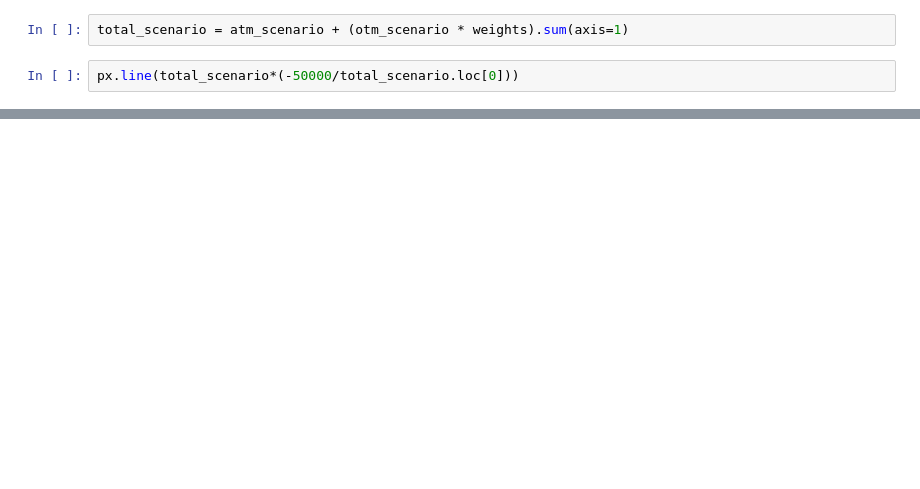
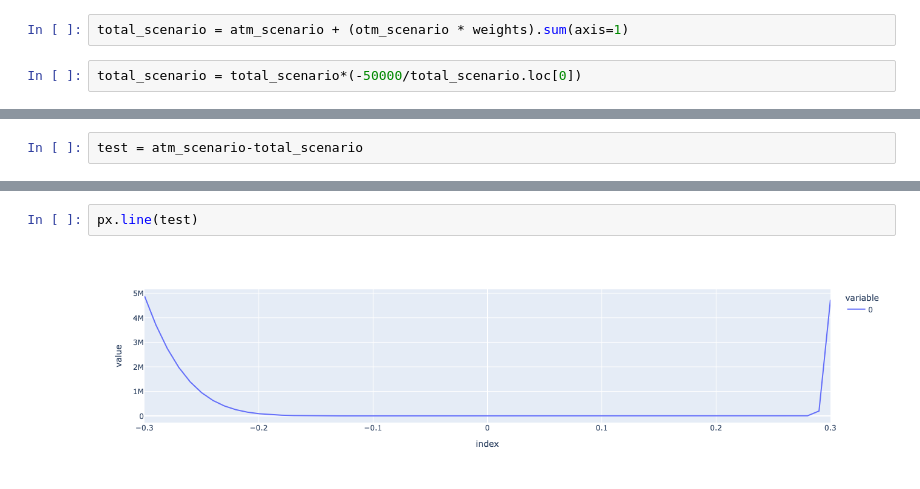
Before and after one commit to kevinlaventure/Quantitative_Methods_and_Analysis, a Jupyter notebook: option_portfolio_1.ipynb, the cells around one changed output, grey strips where cells are left out. Drawn from its saved outputs; the diff is of its cells as text; blank space fills up the shorter version.

```diff
--- a/option_portfolio_1.ipynb
+++ b/option_portfolio_1.ipynb
@@ -98,4 +98,4 @@ dtype: float64
 # %%
 total_scenario = atm_scenario + (otm_scenario * weights).sum(axis=1)
 # %%
-px.line(total_scenario*(-50000/total_scenario.loc[0]))
+total_scenario = total_scenario*(-50000/total_scenario.loc[0])
@@ -103,0 +102,2 @@ px.line(total_scenario*(-50000/total_scenario.loc[0]))
+# %%
+test = atm_scenario-total_scenario
@@ -103,0 +124,4 @@ px.line(total_scenario*(-50000/total_scenario.loc[0]))
+# %%
+px.line(test)
+# %% [output]
+[figure, added]
```
Also changed, not shown: parts of 6 cells of this notebook, 6 other files.
